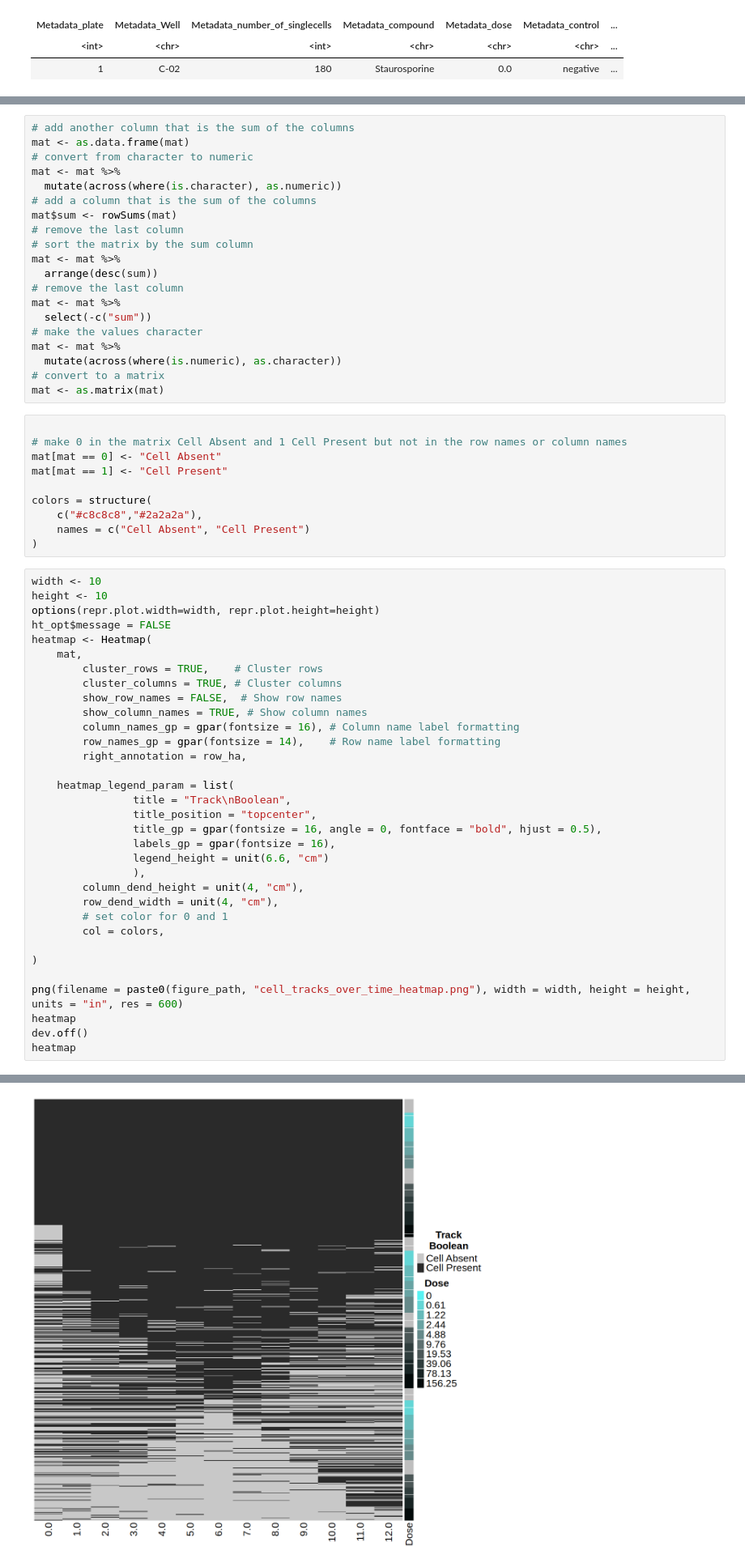
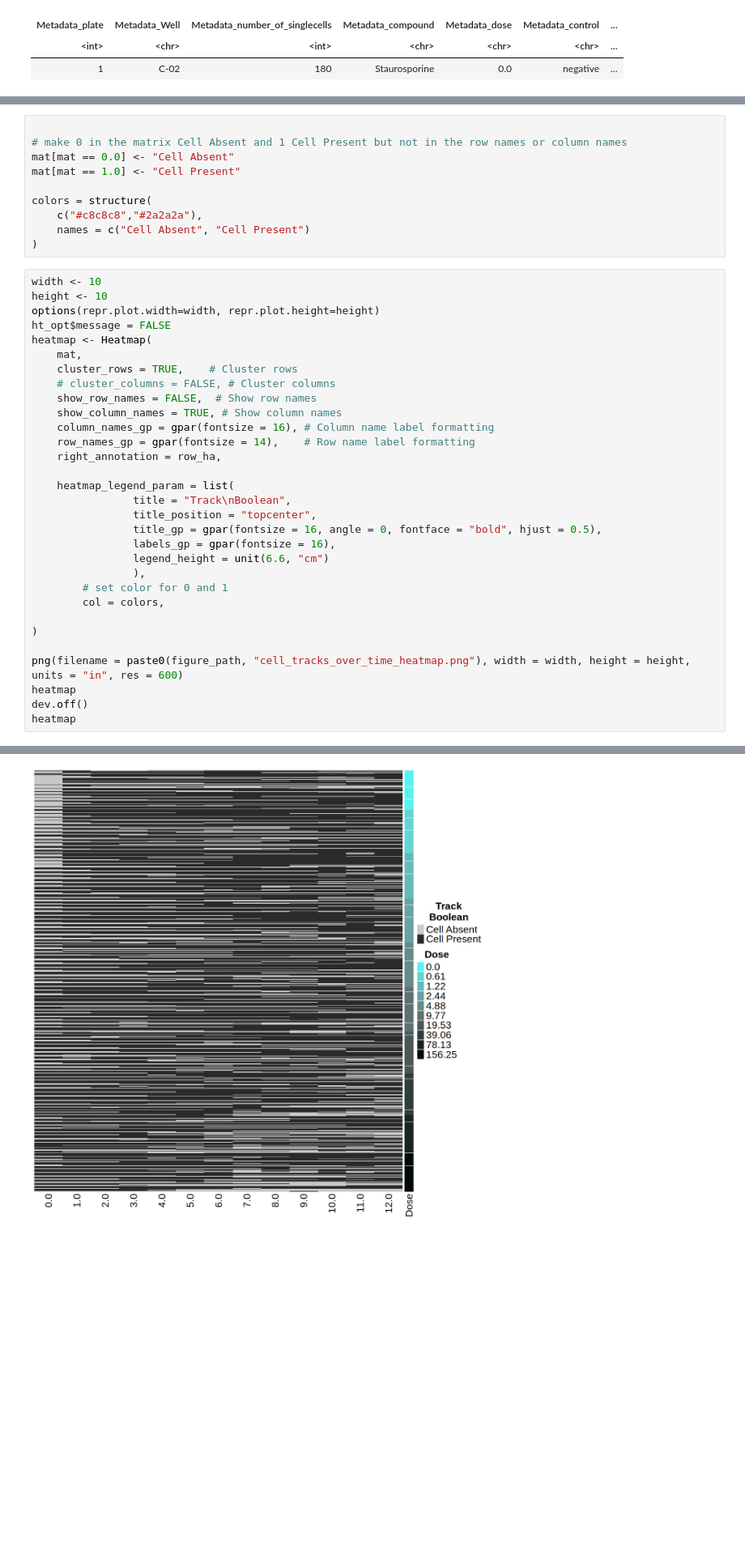
Before and after one commit to WayScience/live_cell_timelapse_apoptosis_analysis, a Jupyter notebook: 2.cell_tracks_data/notebooks/0.plot_tracks_over_time_bool.ipynb, the cells around one changed output, grey strips where cells are left out. Shown: that part at 81% size. Drawn from its saved outputs; the diff is of its cells as text; blank space fills up the shorter version.

```diff
--- a/2.cell_tracks_data/notebooks/0.plot_tracks_over_time_bool.ipynb
+++ b/2.cell_tracks_data/notebooks/0.plot_tracks_over_time_bool.ipynb
@@ -132,28 +165,8 @@ mat <- mat[-1,]
-# %%
-# add another column that is the sum of the columns
-mat <- as.data.frame(mat)
-# convert from character to numeric
-mat <- mat %>%
-  mutate(across(where(is.character), as.numeric))
-# add a column that is the sum of the columns
-mat$sum <- rowSums(mat)
-# remove the last column
-# sort the matrix by the sum column
-mat <- mat %>%
-  arrange(desc(sum))
-# remove the last column
-mat <- mat %>%
-  select(-c("sum"))
-# make the values character
-mat <- mat %>%
-  mutate(across(where(is.numeric), as.character))
-# convert to a matrix
-mat <- as.matrix(mat)
 # %%
 
 # make 0 in the matrix Cell Absent and 1 Cell Present but not in the row names or column names
-mat[mat == 0] <- "Cell Absent"
-mat[mat == 1] <- "Cell Present"
+mat[mat == 0.0] <- "Cell Absent"
+mat[mat == 1.0] <- "Cell Present"
 
 colors = structure(
     c("#c8c8c8","#2a2a2a"),
@@ -162,37 +175,35 @@ colors = structure(
 # %%
 width <- 10
 height <- 10
 options(repr.plot.width=width, repr.plot.height=height)
 ht_opt$message = FALSE
 heatmap <- Heatmap(
     mat,
-        cluster_rows = TRUE,    # Cluster rows
-        cluster_columns = TRUE, # Cluster columns
-        show_row_names = FALSE,  # Show row names
-        show_column_names = TRUE, # Show column names
-        column_names_gp = gpar(fontsize = 16), # Column name label formatting
-        row_names_gp = gpar(fontsize = 14),    # Row name label formatting
-        right_annotation = row_ha,
+    cluster_rows = TRUE,    # Cluster rows
+    # cluster_columns = FALSE, # Cluster columns
+    show_row_names = FALSE,  # Show row names
+    show_column_names = TRUE, # Show column names
+    column_names_gp = gpar(fontsize = 16), # Column name label formatting
+    row_names_gp = gpar(fontsize = 14),    # Row name label formatting
+    right_annotation = row_ha,
 
     heatmap_legend_param = list(
                 title = "Track\nBoolean",
                 title_position = "topcenter",
                 title_gp = gpar(fontsize = 16, angle = 0, fontface = "bold", hjust = 0.5),
                 labels_gp = gpar(fontsize = 16),
                 legend_height = unit(6.6, "cm")
                 ),
-        column_dend_height = unit(4, "cm"),
-        row_dend_width = unit(4, "cm"),
         # set color for 0 and 1
         col = colors,
 
 )
 
 png(filename = paste0(figure_path, "cell_tracks_over_time_heatmap.png"), width = width, height = height, units = "in", res = 600)
 heatmap
 dev.off()
 heatmap
 # %% [output]
 png
   2
-[figure, old version]
+[figure, new version]
```
Also changed, not shown: parts of 9 cells of this notebook, 3 other files.
